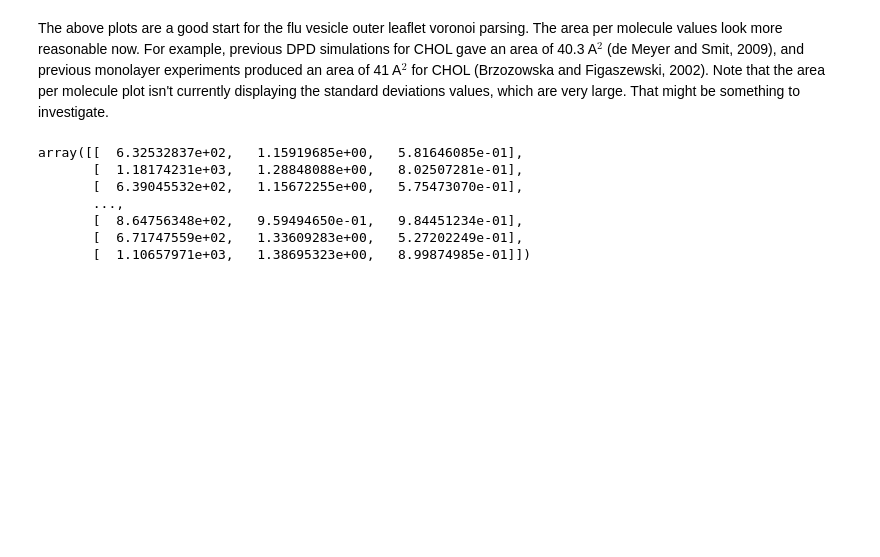
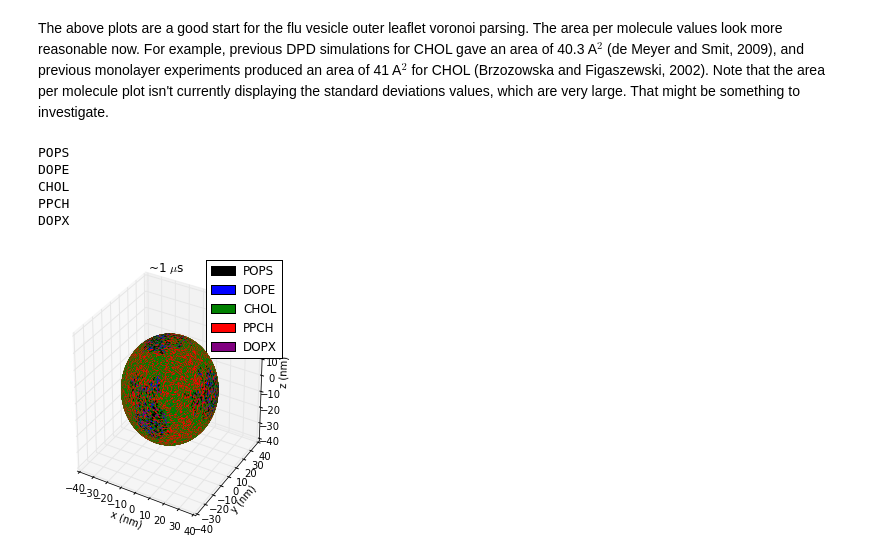
Before and after one commit to tylerjereddy/viral_voronoi_analysis, a Jupyter notebook: spherical_Voronoi_virus_analysis.ipynb, the cells around one changed output. Drawn from its saved outputs; the diff is of its cells as text; code cells hidden in the pictures; blank space fills up the shorter version.

```diff
--- a/spherical_Voronoi_virus_analysis.ipynb
+++ b/spherical_Voronoi_virus_analysis.ipynb
@@ -373,17 +373,43 @@ fig2.set_size_inches(16,8)
 # %% [markdown]
 The above plots are a good start for the flu vesicle outer leaflet voronoi parsing. The area per molecule values look more reasonable now. For example, previous DPD simulations for CHOL gave an area of 40.3 A$^2$ (de Meyer and Smit, 2009), and previous monolayer experiments produced an area of 41 A$^2$ for CHOL (Brzozowska and Figaszewski, 2002). Note that the area per molecule plot isn't currently displaying the standard deviations values, which are very large. That might be something to investigate.
-# %%
-#debug work
-#----------
-
-dictionary_headgroup_data['CHOL']
-outer_leaflet_projection_radius
-PPCH_PO4_spherical_coords
-# %% [output]
-array([[  6.32532837e+02,   1.15919685e+00,   5.81646085e-01],
-       [  1.18174231e+03,   1.28848088e+00,   8.02507281e-01],
-       [  6.39045532e+02,   1.15672255e+00,   5.75473070e-01],
-       ...,
-       [  8.64756348e+02,   9.59494650e-01,   9.84451234e-01],
-       [  6.71747559e+02,   1.33609283e+00,   5.27202249e-01],
-       [  1.10657971e+03,   1.38695323e+00,   8.99874985e-01]])
+# %%
+#now for sample spherical Voronoi diagrams for flu vesicle outer leaflet parsing
+from matplotlib.patches import Rectangle
+fig3 = plt.figure()
+ax = fig3.add_subplot('141',projection='3d')
+current_voronoi_index = 7 #start ~ 1 microsecond and work toward ~4 microseconds by skipping 10 indices each time
+index = 0
+list_residue_names = []
+for residue_name, subdictionary in dictionary_headgroup_data.iteritems():
+    list_Voronoi_cell_vertex_arrays = subdictionary['voronoi_cell_list_vertex_arrays'][current_voronoi_index]
+    color = color_list[index]
+    print residue_name
+    for vertex_array in list_Voronoi_cell_vertex_arrays:
+        #polygon = Poly3DCollection([vertex_array/10.],alpha=1.0,lw=0.1,label=residue_name) #convert to nm
+        polygon = Poly3DCollection([vertex_array/10.],alpha=1.0) #convert to nm
+        polygon.set_color(color)
+        #polygon.set_edgecolor('black')
+        ax.add_collection3d(polygon)
+    list_residue_names.append(residue_name)
+    index += 1
+ax.set_title('~1 $\mu$s')
+ax.auto_scale_xyz
+ax.legend()
+ax.set_xlim(-40,40);ax.set_ylim(-40,40);ax.set_zlim(-40,40);
+ax.set_xlabel('x (nm)')
+ax.set_ylabel('y (nm)')
+ax.set_zlabel('z (nm)')
+POPS_legend_object = Rectangle((0, 0), 1, 1, fc="black")
+DOPE_legend_object = Rectangle((0, 0), 1, 1, fc="blue")
+CHOL_legend_object = Rectangle((0, 0), 1, 1, fc="green")
+PPCH_legend_object = Rectangle((0, 0), 1, 1, fc="red")
+DOPX_legend_object = Rectangle((0, 0), 1, 1, fc="purple")
+ax.legend([POPS_legend_object,DOPE_legend_object,CHOL_legend_object,PPCH_legend_object,DOPX_legend_object],list_residue_names)
+fig3.set_size_inches(20,5)
+# %% [output]
+POPS
+DOPE
+CHOL
+PPCH
+DOPX
+[figure, added]
```
Also changed, not shown: parts of 2 cells of this notebook.
